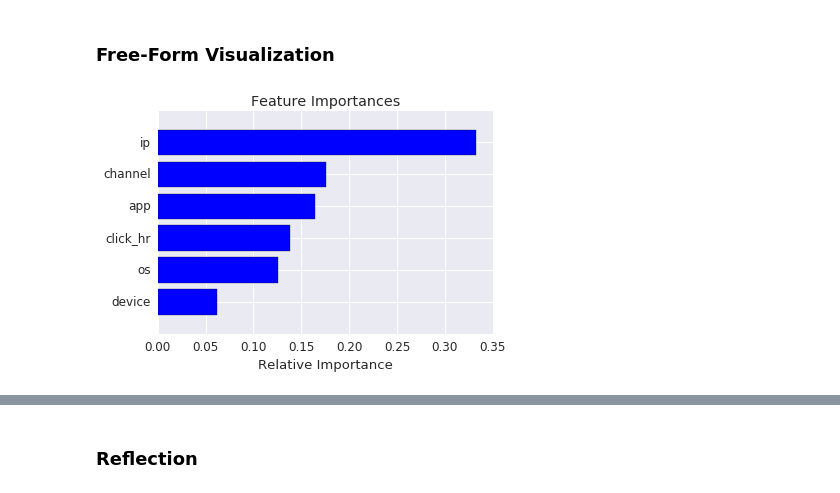
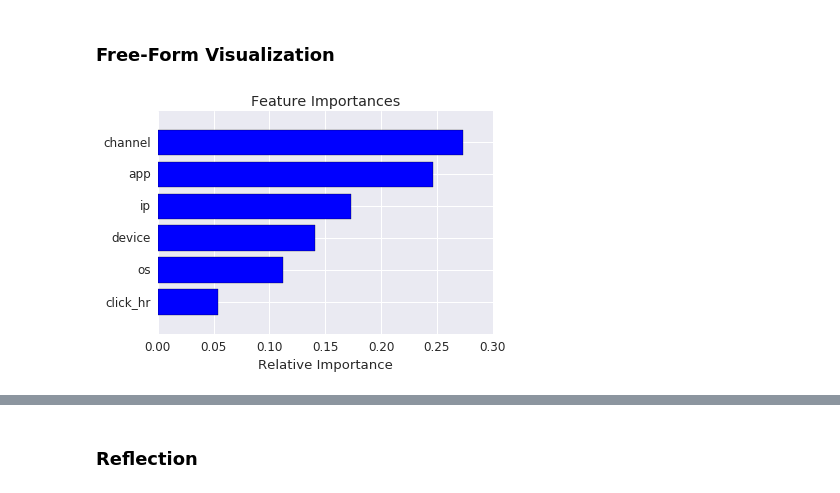
Before and after one commit to yuhow/udacity_nano_ML_course, a Jupyter notebook: capstone/capstone.ipynb, the cells around one changed output, grey strips where cells are left out. Cells and saved outputs as stored; diff of their text form; code cells hidden in the pictures.

```diff
--- a/capstone/capstone.ipynb
+++ b/capstone/capstone.ipynb
@@ -724,27 +719,0 @@ Fitting 2 folds for each of 320 candidates, totalling 640 fits
-# %%
-print("Best parameters set found on development set:")
-print(model_rf_gs.best_params_)
-print
-
-#print("Grid scores on development set:")
-#print
-#for params, mean_score, scores in model_rf_gs.grid_scores_:
-#    print("%0.3f (+/-%0.03f) for %r"
-#        % (mean_score, scores.std() * 2, params))
-#print
-
-#print "The model is trained on the full development set."
-#print "The scores are computed on the full evaluation set."
-#print
-
-y_true, y_pred = y_original_test, model_rf_gs.predict(X_original_test)
-print(classification_report(y_true, y_pred))
-
-draw_AUC_standalone(model_rf_gs, X_original_test, y_original_test)
-
-test_model_rf = RandomForestClassifier(max_features=0.5, n_estimators=100, max_depth=10, \
-                                        min_samples_leaf=40, bootstrap=False, random_state=RANDOM_SEED)
-test_model_rf.fit(X_original_train, y_original_train)
-y_true, y_pred = y_original_test, test_model_rf.predict(X_original_test)
-print(classification_report(y_true, y_pred))
-draw_AUC_standalone(test_model_rf, X_original_test, y_original_test)
@@ -918,16 +835,16 @@ plt.show()
 # %%
 # final model: random forest with 'max_features': 0.3, 'n_estimators': 50, \
 #                                 'max_depth': 12, 'min_samples_leaf': 20
-final_model_rf = RandomForestClassifier(max_features=0.3, n_estimators=160, max_depth=None, \
-                                        min_samples_leaf=1, bootstrap=False, random_state=RANDOM_SEED)
+final_model_rf = RandomForestClassifier(max_features=0.3, n_estimators=50, max_depth=12, \
+                                        min_samples_leaf=20, bootstrap=False, random_state=RANDOM_SEED)
 final_model_rf.fit(X_original_train, y_original_train)
 importances_final_rf = final_model_rf.feature_importances_
 indices = np.argsort(importances_final_rf)
 
 plt.title('Feature Importances')
 plt.barh(range(len(indices)), importances_final_rf[indices], color='b', align='center')
 plt.yticks(range(len(indices)), [feature_list[i] for i in indices])
 plt.xlabel('Relative Importance')
 plt.show()
 # %% [output]
-[figure, old version]
+[figure, new version]
```
Also changed, not shown: parts of 28 cells of this notebook.
